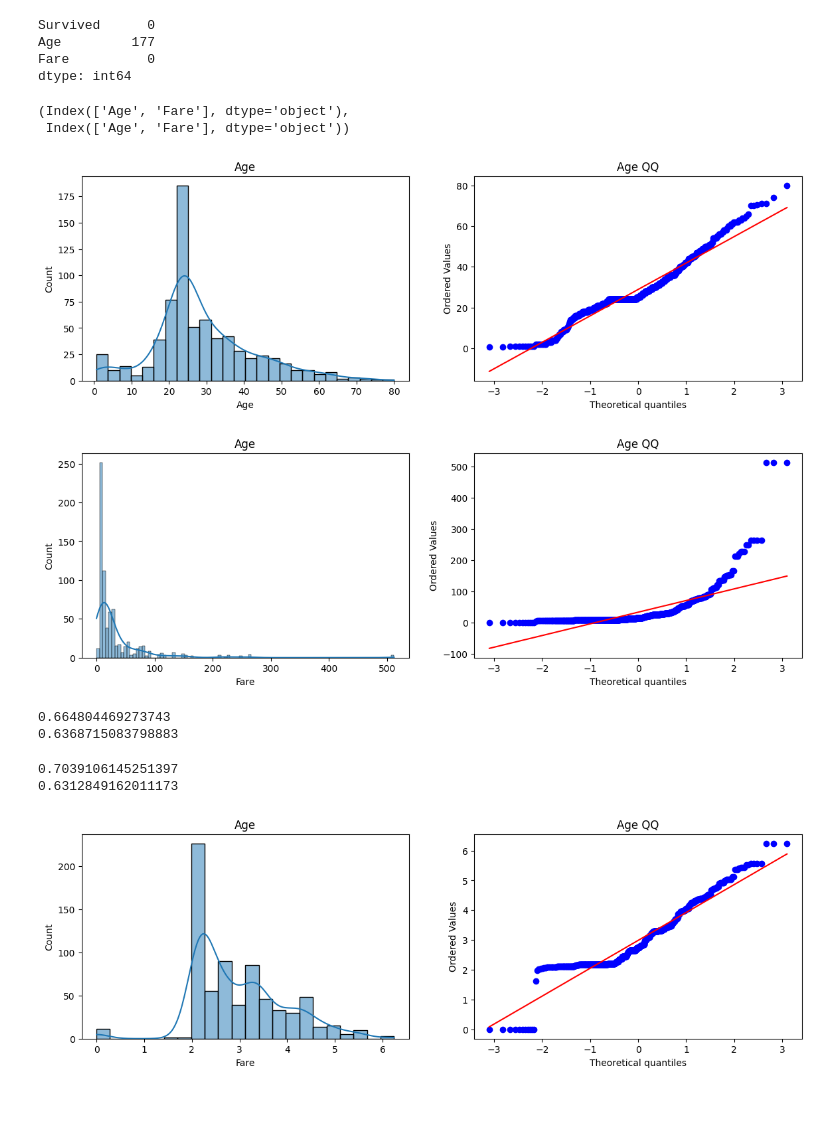
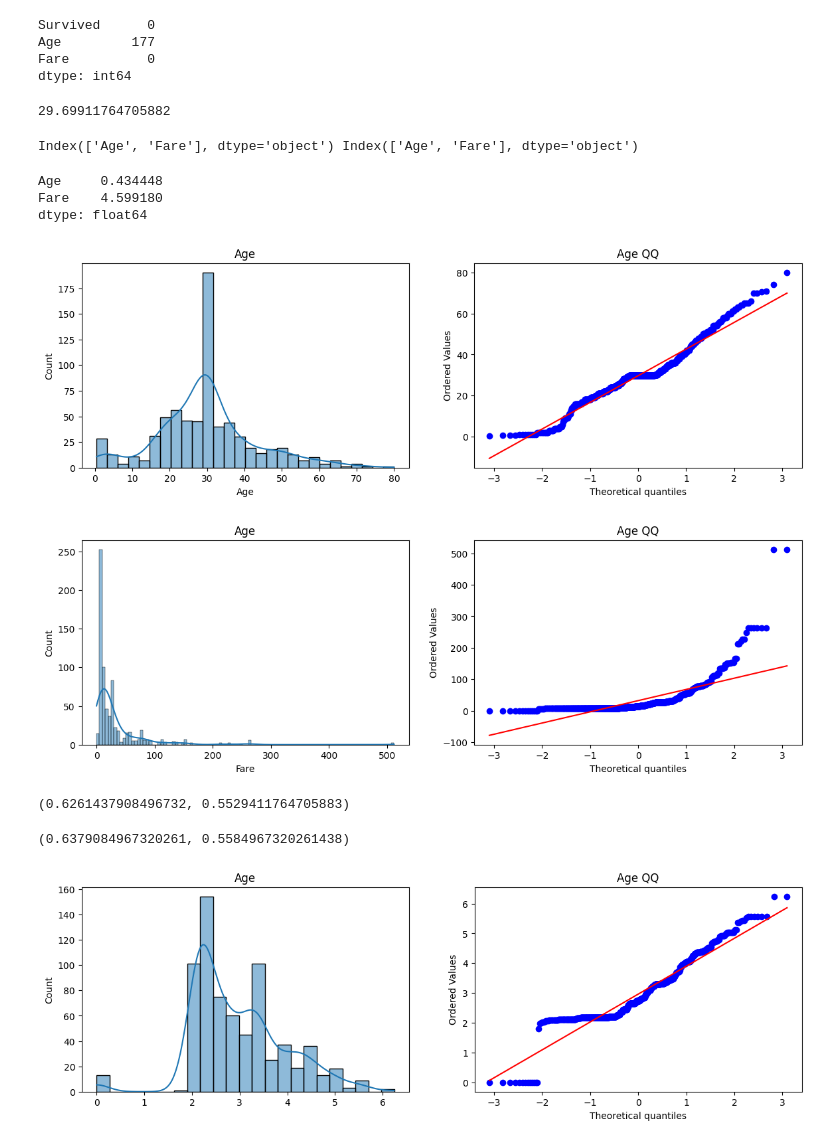
Before and after one commit to prayas7102/ML-Algorithms-Implementation, a Jupyter notebook: Transformers/sol.ipynb, the cells around one changed output. Drawn from its saved outputs; the diff is of its cells as text; code cells hidden in the pictures; blank space fills up the shorter version.

Commit message:
ColumnTransformer

```diff
--- a/Transformers/sol.ipynb
+++ b/Transformers/sol.ipynb
@@ -48,7 +48,11 @@ Fare          0
 dtype: int64
 # %%
 # filling nil values
-df["Age"].fillna(df["Age"].mode().values[0], inplace=True)
+mean = df["Age"].mean()
+print(mean)
+df["Age"].fillna(mean, inplace=True)
+# %% [output]
+29.69911764705882
 # %%
 # preparing training and test data
 from sklearn.model_selection import train_test_split
@@ -58,12 +62,16 @@ x_train, x_test, y_train, y_test = train_test_split(
     df["Survived"],
     test_size=0.2,
 )
-x_train.columns, x_test.columns
+print(x_train.columns, x_test.columns)
+x_train.skew()
 # %% [output]
-(Index(['Age', 'Fare'], dtype='object'),
- Index(['Age', 'Fare'], dtype='object'))
+Index(['Age', 'Fare'], dtype='object') Index(['Age', 'Fare'], dtype='object')
+Age     0.434448
+Fare    4.599180
+dtype: float64
 # %%
 from scipy import stats
+
 
 def show_graph(x_train_inp):
     # Age graph
@@ -76,14 +84,15 @@ def show_graph(x_train_inp):
     plt.title("Age QQ")
     plt.show()
 
+
 show_graph(x_train["Age"])
 # %% [output]
-[figure, old version]
+[figure, new version]
 # %%
 # Fare graph
 show_graph(x_train["Fare"])
 # %% [output]
-[figure, old version]
+[figure, new version]
 # %%
 def calc_accuracy(x_train_inp, y_train_inp, x_test_inp, y_test_inp):
     clf = LogisticRegression()
@@ -92,28 +101,32 @@ def calc_accuracy(x_train_inp, y_train_inp, x_test_inp, y_test_inp):
     clf.fit(x_train_inp, y_train_inp)
     clf2.fit(x_train_inp, y_train_inp)
 
-    y_pred = clf.predict(x_test_inp)
-    y_pred1 = clf2.predict(x_test_inp)
-
-    print(accuracy_score(y_test_inp, y_pred))
-    print(accuracy_score(y_test_inp, y_pred1))
-
-
-calc_accuracy(x_train, y_train, x_test, y_test)
+    return (
+        np.mean(
+            cross_val_score(clf, x_test_inp, y_test_inp, scoring="accuracy", cv=10)
+        )
+    ), (
+        np.mean(
+            cross_val_score(clf2, x_test_inp, y_test_inp, scoring="accuracy", cv=10)
+        )
+    )
-# %% [output]
-0.664804469273743
-0.6368715083798883
+# %%
+print(calc_accuracy(x_train, y_train, x_test, y_test))
+# %% [output]
+(0.6261437908496732, 0.5529411764705883)
 # %%
 # The np.log1p function computes the natural logarithm of
 # 1 plus the input array element-wise, which is useful for
 # transforming skewed data or working with data that contains
 # zero values.
-trf = FunctionTransformer(func=np.log1p)
+
+# trf = FunctionTransformer(func=np.log1p)
+trf = ColumnTransformer([('log', FunctionTransformer(np.log1p), ['Fare'])], remainder='passthrough')
+
 x_train_trans = trf.fit_transform(x_train)
-x_test_trans = trf.fit_transform(x_test)
-calc_accuracy(x_train_trans, y_train, x_test_trans, y_test)
-show_graph(x_train_trans["Fare"])
+x_test_trans = trf.transform(x_test)
+print(calc_accuracy(x_train_trans, y_train, x_test_trans, y_test))
+show_graph(x_train_trans[:,0]) # x_train_trans['Fare']
 # %% [output]
-0.7039106145251397
-0.6312849162011173
+(0.6379084967320261, 0.5584967320261438)
-[figure, old version]
+[figure, new version]
```
